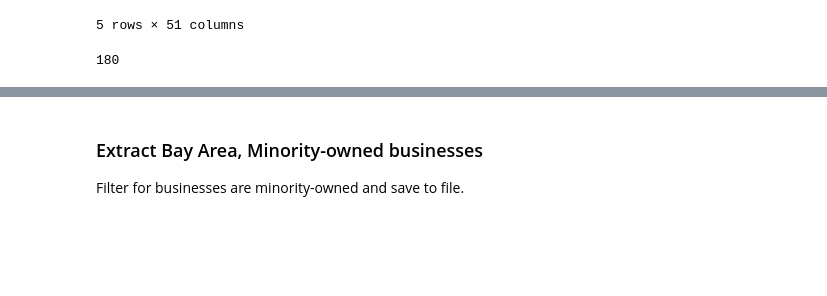
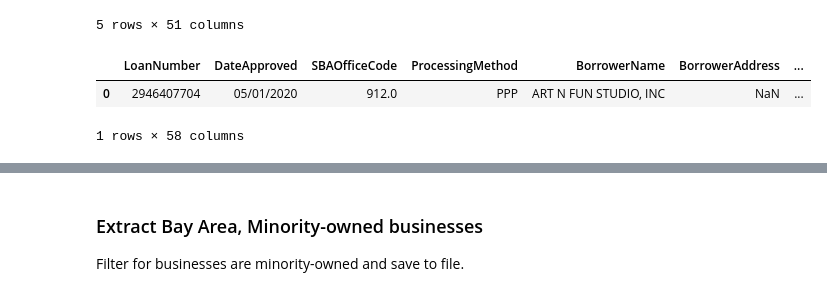
Before and after one commit to trang-van/afn, a Jupyter notebook: ppp-loan-data/notebooks/ppp_loan_data_bay_area.ipynb, the cells around one changed output, grey strips where cells are left out. Cells and saved outputs as stored; diff of their text form; code cells hidden in the pictures; blank space fills up the shorter version.

```diff
--- a/ppp-loan-data/notebooks/ppp_loan_data_bay_area.ipynb
+++ b/ppp-loan-data/notebooks/ppp_loan_data_bay_area.ipynb
@@ -19,7 +28,8 @@ The following datasets are external to the PPP Loan Datasets and will be used to
 `bay_area_zip`: New dataset with zip codes of all of Bay Area (might need to filter for 6 cities)
 # %%
 #Import NAICS 6 and 4 digit concordance table
-NAICS_codes = pd.read_csv('naics_data_rsei_v238.csv')
+
+NAICS_codes = pd.read_csv(d + '/ppp-loan-data/naics/naics_data_rsei_v238.csv')
 NAICS_codes['2017NAICSCode'] = NAICS_codes['2017NAICSCode'].apply(str)
 NAICS_codes.head()
 # %% [output]
@@ -31,7 +41,7 @@ NAICS_codes.head()
 | 4 | 111150 | Corn Farming | NaN | 999 Other | 1111 Oilseed and Grain Farming | 1111 | False |
 # %%
 #Import Bay Area Zip Codes (New Dataset as of 5/28/2021) to filter from PPP Loan data
-bay_area_zip = pd.read_csv('cb_2018_us_zcta510_500k_BAY.csv')
+bay_area_zip = pd.read_csv(d + '/ppp-loan-data/bay_zipcodes/cb_2018_us_zcta510_500k_BAY.csv')
 bay_area_zip = bay_area_zip.rename(columns={'ZCTA5CE10':'zip_code_5'})
 bay_area_zip['zip_code_5'] =bay_area_zip['zip_code_5'].apply(str)
 bay_area_zip.head()
@@ -500,7 +510,15 @@ nan_zips.head()
 | 8 | 9662387700 | 05/01/2020 | 101.0 | PPP | RON GOLDSTONE | NaN | ... |
 | 9 | 2767027201 | 04/16/2020 | NaN | PPP | Exemption 6 | NaN | ... |
 5 rows × 51 columns
-# %%
-len(nan_zips)
-# %% [output]
-180
+# %%
+# Add NaN Zips to PPP_combined after manually going through them.
+nans_in_bay_list = [466347]
+nans_in_bay = nan_zips.loc[nans_in_bay_list]
+nans_in_bay['zip_code_5'] = np.nan
+nans_in_bay = add_minority_col(nans_in_bay)
+nans_in_bay = add_naics_4_col(nans_in_bay)
+nans_in_bay
+# %% [output]
+|  | LoanNumber | DateApproved | SBAOfficeCode | ProcessingMethod | BorrowerName | BorrowerAddress | ... |
+| 0 | 2946407704 | 05/01/2020 | 912.0 | PPP | ART N FUN STUDIO, INC | NaN | ... |
+1 rows × 58 columns
```
Also changed, not shown: parts of 9 cells of this notebook, 2 other files.
